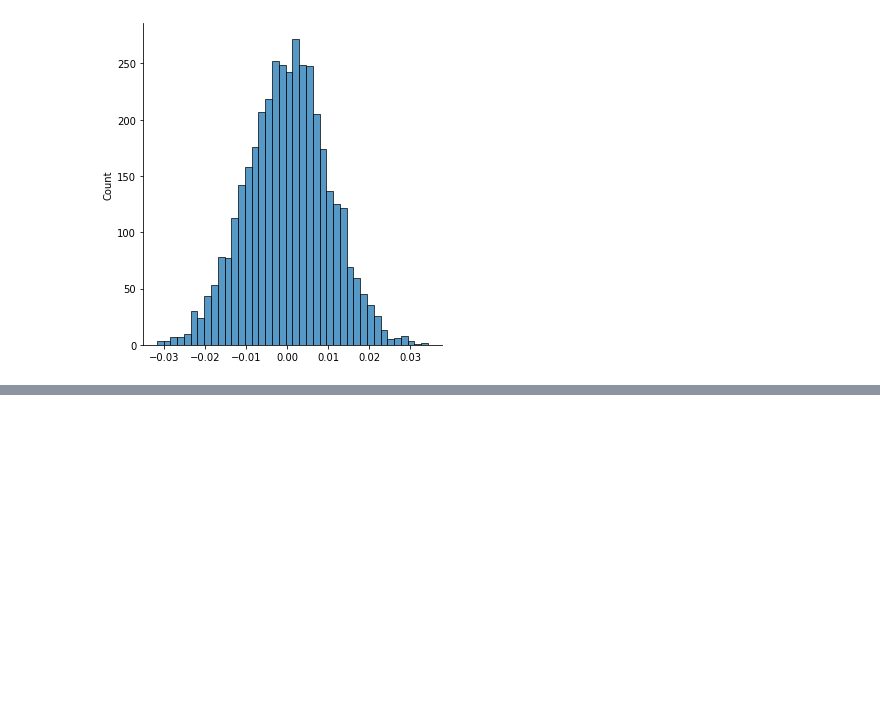
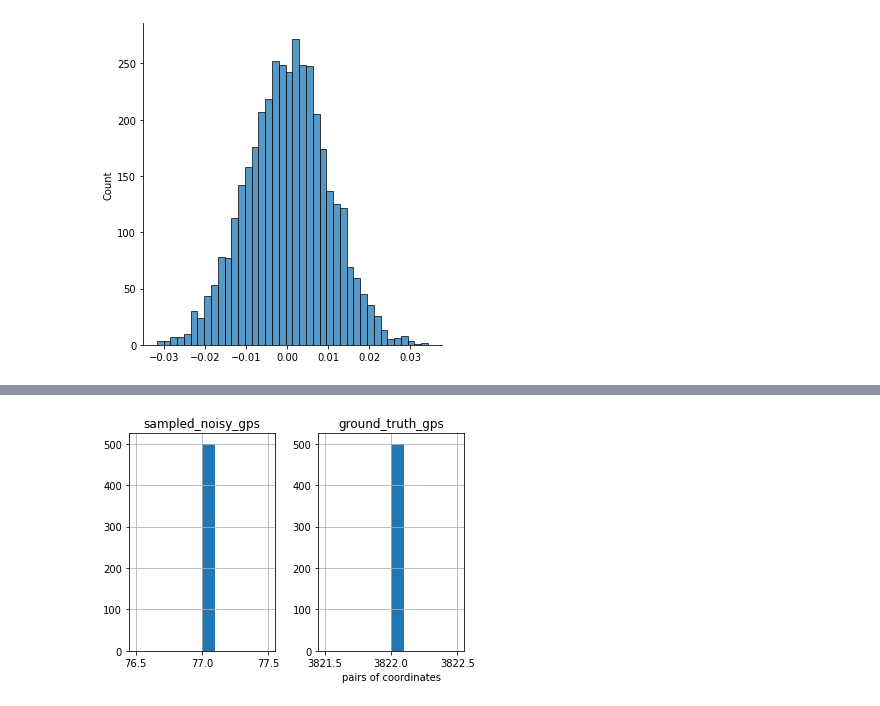
Before and after one commit to jarviskroos7/PATH_vehicle_localization, a Jupyter notebook: code/segment_generation.ipynb, the cells around one changed output, grey strips where cells are left out. Drawn from its saved outputs; the diff is of its cells as text; code cells hidden in the pictures; blank space fills up the shorter version.

```diff
--- a/code/segment_generation.ipynb
+++ b/code/segment_generation.ipynb
@@ -271,3 +276,22 @@ plt.legend()
+# %%
+x_count = []
+y_count = []
+
+for x_seg in ll_seg_gps_noise:
+    x_count.append(len(x_seg))
+for y_seg in ll_seg_gt:
+    y_count.append(len(y_seg))
+
+graph_df = pd.DataFrame()
+
+graph_df['sampled_noisy_gps'] = x_count
+graph_df['ground_truth_gps'] = y_count
+
+graph_df.hist(bins = 10)
+plt.xlabel('pairs of coordinates')
+plt.show()
+# %% [output]
+[figure, added]
 # %%
 # save as pickle objects
 
```
Also changed, not shown: parts of 9 cells of this notebook, 9 other files.
